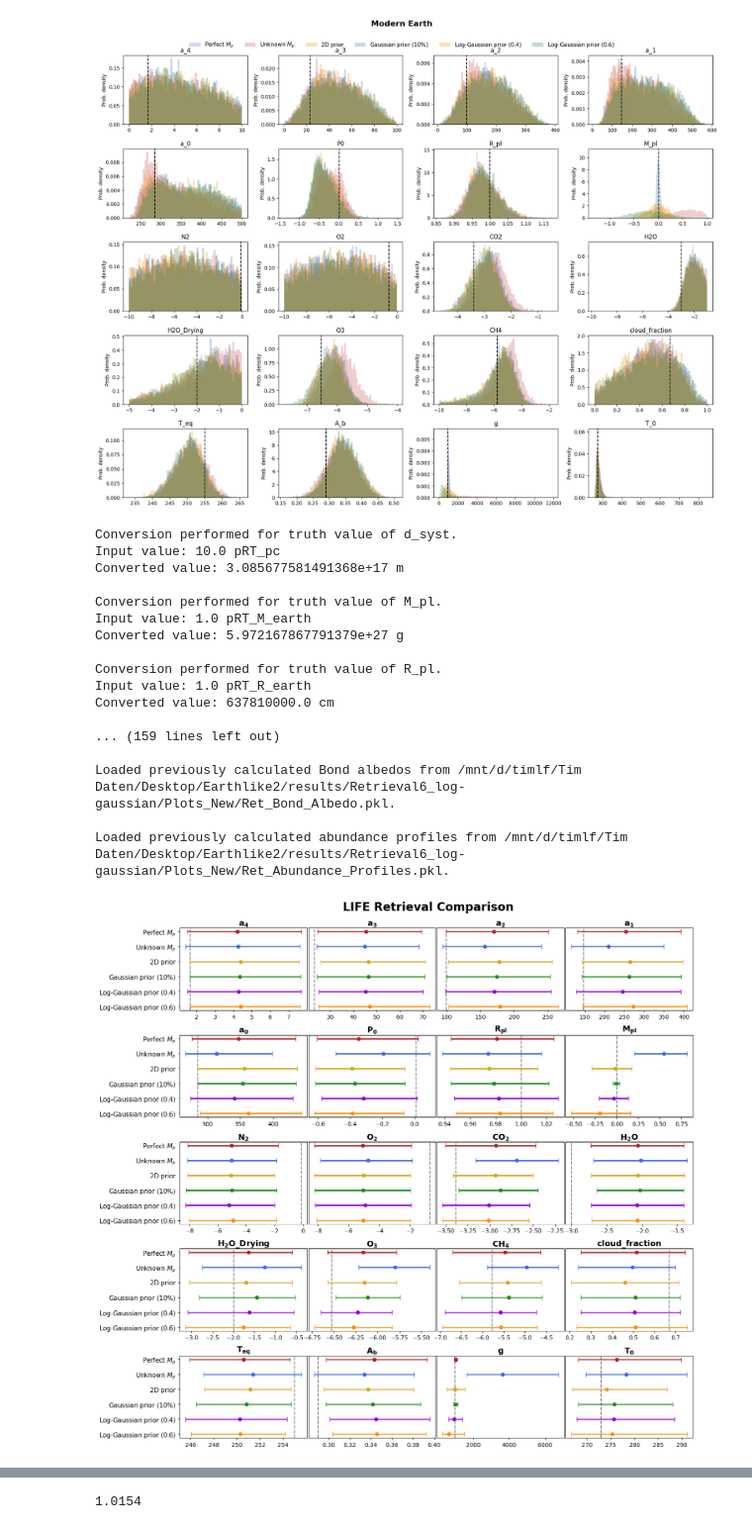
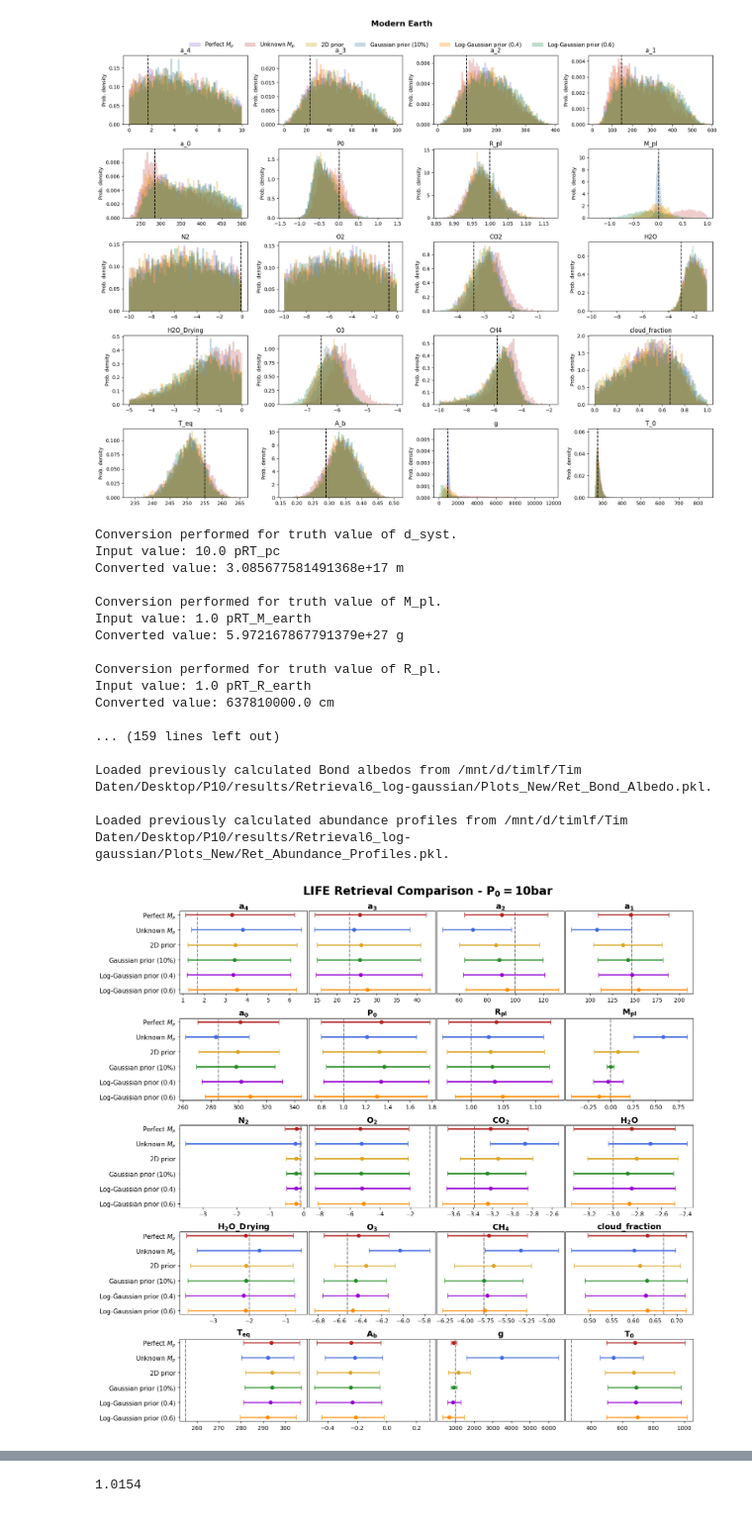
Before and after one commit to Tim171717/Semester_Project_Too, a Jupyter notebook: Testing.ipynb, the cells around one changed output, grey strips where cells are left out. Shown at 99% size. Saved outputs shown, nothing was run; the diff lists cells and outputs as text; code cells hidden in the pictures.

```diff
--- a/Testing.ipynb
+++ b/Testing.ipynb
@@ -356,12 +347,12 @@ labels = {
 }
 
 folders = {
-    "R1": '/mnt/d/timlf/Tim Daten/Desktop/Earthlike2/results/Retrieval1_known/',
-    "R2": '/mnt/d/timlf/Tim Daten/Desktop/Earthlike2/results/Retrieval2_uniform/',
-    "R3": '/mnt/d/timlf/Tim Daten/Desktop/Earthlike2/results/Retrieval3_2d-uniform/',
-    "R4": '/mnt/d/timlf/Tim Daten/Desktop/Earthlike2/results/Retrieval4_gaussian/',
-    "R5": '/mnt/d/timlf/Tim Daten/Desktop/Earthlike2/results/Retrieval5_log-gaussian/',
-    "R6": '/mnt/d/timlf/Tim Daten/Desktop/Earthlike2/results/Retrieval6_log-gaussian/',
+    "R1": '/mnt/d/timlf/Tim Daten/Desktop/P10/results/Retrieval1_known/',
+    "R2": '/mnt/d/timlf/Tim Daten/Desktop/P10/results/Retrieval2_uniform/',
+    "R3": '/mnt/d/timlf/Tim Daten/Desktop/P10/results/Retrieval3_2d-uniform/',
+    "R4": '/mnt/d/timlf/Tim Daten/Desktop/P10/results/Retrieval4_gaussian/',
+    "R5": '/mnt/d/timlf/Tim Daten/Desktop/P10/results/Retrieval5_log-gaussian/',
+    "R6": '/mnt/d/timlf/Tim Daten/Desktop/P10/results/Retrieval6_log-gaussian/',
 }
 retrieval_plotting_object.load_data = load_data
 
@@ -388,9 +379,9 @@ Converted value: 637810000.0 cm
 
 ... (159 lines left out)
 
-Loaded previously calculated Bond albedos from /mnt/d/timlf/Tim Daten/Desktop/Earthlike2/results/Retrieval6_log-gaussian/Plots_New/Ret_Bond_Albedo.pkl.
+Loaded previously calculated Bond albedos from /mnt/d/timlf/Tim Daten/Desktop/P10/results/Retrieval6_log-gaussian/Plots_New/Ret_Bond_Albedo.pkl.
 
-Loaded previously calculated abundance profiles from /mnt/d/timlf/Tim Daten/Desktop/Earthlike2/results/Retrieval6_log-gaussian/Plots_New/Ret_Abundance_Profiles.pkl.
+Loaded previously calculated abundance profiles from /mnt/d/timlf/Tim Daten/Desktop/P10/results/Retrieval6_log-gaussian/Plots_New/Ret_Abundance_Profiles.pkl.
 # %%
 params_plot = [
     r'$\mathbf{a_4}$',
@@ -463,6 +444,16 @@ latex_lines2 = latex_lines[1:] + ["Parameter & " + " & ".join(["Truth"] + col_la
 # %%
 from matplotlib.ticker import MaxNLocator
 from matplotlib.ticker import FixedLocator
+col_labels = ["Truth"] + list(labels.values())
+
+latex_lines = []
+latex_lines.append(r"\begin{tabular}{l" + "c" * len(col_labels) + r"}")
+latex_lines.append(r"\hline")
+latex_lines.append(r"\hline")
+
+latex_lines1 = latex_lines + ["Parameter & " + " & ".join(col_labels[:4]) + r" \\"] + ["\hline"]
+latex_lines2 = latex_lines[1:] + ["Parameter & " + " & ".join(["Truth"] + col_labels[4:]) + r" \\"] + ["\hline"]
+
 def plot_comparison_intervals(
         labels,
         folders,
@@ -592,7 +583,7 @@ def plot_comparison_intervals(
         ticks = ax.get_xticks()
         xmin, xmax = ax.get_xlim()
 
-        eps = (xmax - xmin) / 100
+        eps = (xmax - xmin) / 50
         ticks = [t for t in ticks if (t > xmin + eps) and (t < xmax - eps)]
 
         ax.xaxis.set_major_locator(FixedLocator(ticks))
@@ -602,9 +593,9 @@ def plot_comparison_intervals(
 
     plt.show()
 # %%
-plot_comparison_intervals(labels, folders, figsize=(16,16), fig_title='LIFE Retrieval Comparison', savepath=None)
+plot_comparison_intervals(labels, folders, figsize=(16,16), fig_title=r'LIFE Retrieval Comparison - $\mathbf{P_0=10bar}$', savepath='Ret_comparison_P10comp.pdf')
 # %% [output]
-[figure, old version]
+[figure, new version]
 # %%
 latex_lines1.append(r"\hline")
 latex_lines2.append(r"\hline")
```
Also changed, not shown: parts of 4 cells of this notebook.
